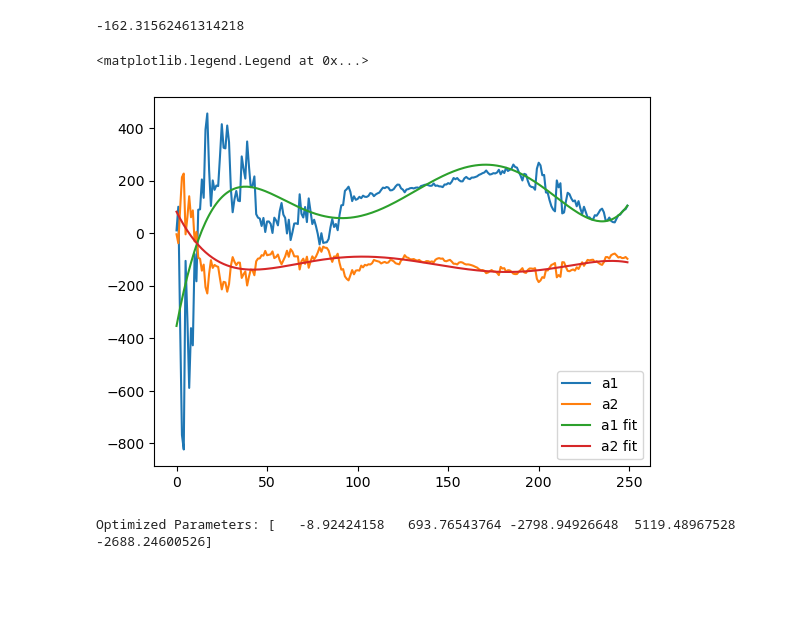
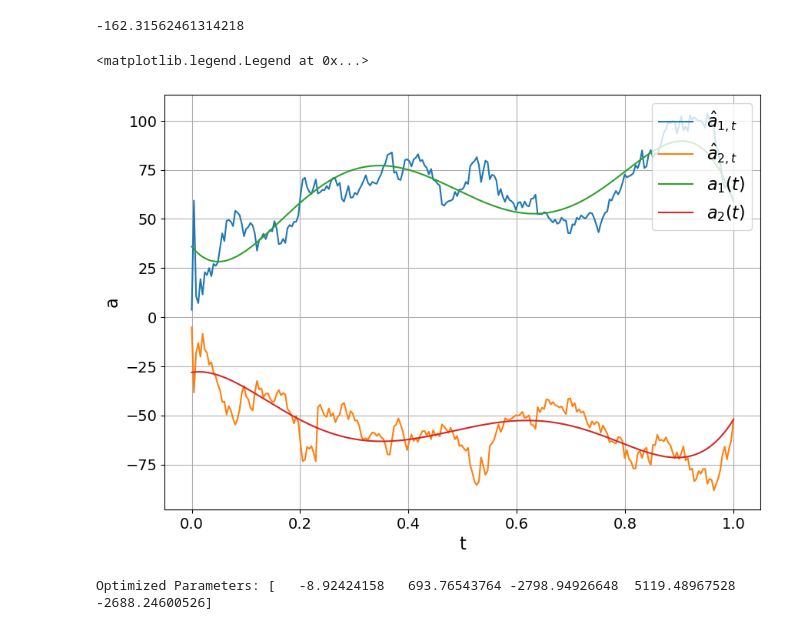
Before and after one commit to AANovokhatskiy/pyscarcopula, a Jupyter notebook: archive/example2.ipynb, the cells around one changed output. Saved outputs shown, nothing was run; the diff lists cells and outputs as text; code cells hidden in the pictures; blank space fills up the shorter version.

```diff
--- a/archive/example2.ipynb
+++ b/archive/example2.ipynb
@@ -674,7 +674,7 @@ def m_jit_mlog_likelihood_ou(alpha, data, dwt, latent_process_tr, m_iters, print
         a1_params = bounded_polynom_fit(t_data, a_data_a1, dim = dim, ridge_alpha = 0.0, type = fit_type1)
         a1t = bounded_polynom(t_data, a_data_a1, a1_params, type = fit_type1)
 
-        rigde_alpha_list = np.array([0.05, 0.1, 0.5, 1.0, 5.0, 10.0])
+        rigde_alpha_list = np.array([0.0, 0.01, 0.05, 0.1, 0.5, 1.0, 5.0, 10.0])
         for r in rigde_alpha_list:
             a2_params = bounded_polynom_fit(t_data, a_data_a2, dim = dim, ridge_alpha = r, type = fit_type2)
             a2t = bounded_polynom(t_data, a_data_a2, a2_params, type = fit_type2)
@@ -746,12 +746,13 @@ i = 0
 #alpha = np.array([0.74446907,  0.69987999, -0.04472599])
 #alpha = np.array([0.56390725, -0.61465765,  0.42402798])
 #alpha = np.array([0.92330527,  0.22826444, -0.85666308])
-alpha = np.array([100.       ,    0.58042304 ,  1.55060208])
+#alpha = np.array([100.       ,    0.58042304 ,  1.55060208])
 #alpha = np.array([-3.06908433,  1.030595,   -0.01905801])
-#alpha = np.array([-0.54018946,  0.85256699,  0.23002057])
+alpha = np.array([-0.54018946,  0.85256699,  0.23002057])
 #alpha = np.array([-0.47884225, 0.17273891,  0.16327304])
 #alpha = np.array([4.62457538e+01, 5.53740378e-01, 5.49935376e-05])
 #alpha = np.array([-0.34741403 , 1.71949998 ,-0.14467107])
+#alpha = np.array([28.37437447,  0.71544573,  1.03712747])
 #init_state = None
 p_jit_mlog_likelihood_ou(alpha, data, dwt, latent_process_tr, True, copula.np_pdf(), copula.transform, init_state= None)
 
@@ -1024,63 +1025,38 @@ log_min
 # %%
 deg = 5
 
 t_data = np.linspace(0, 1, T)
 a_data_a1 = a_data[:,1].copy()
 a_data_a2 = a_data[:,2].copy()
 
-val = np.minimum(np.mean(a_data_a2), 0)
-if a_data_a2[-1] > val:
-    a_data_a2[-1] = val
-
-intercept = True
-
-# a1_params = poly_fit(t_data, a_data_a1, dim = deg, fit_intercept = intercept, ridge_alpha = 0.0)
-# a2_params = poly_fit(t_data, a_data_a2, dim = deg, fit_intercept = intercept, ridge_alpha = 0.0)
-# a1t = poly(t_data, a1_params, intercept = intercept)
-# a2t = poly_corr(t_data, a2_params, alpha, intercept = intercept)
-#a2t = poly(t_data, a2_params, intercept = intercept)
-
-# alpha1, alpha2, alpha3 = alpha[0], alpha[1], alpha[2]
-# sigma2 = alpha3**2 / (- 2 * alpha2) * (1 - np.exp(2 * alpha2 * (t_data)))
-# plt.plot(sigma2, label = 'max a2')
-
-#
 fit_type = 'right-sided'
-
-# a_data_a1[-1] = np.mean(a_data_a1)
-# a_data_a2[-1] = np.mean(a_data_a2)
-#a_data_a2[240:] = np.mean(a_data_a2)
 
 a1_params = bounded_polynom_fit(t_data, a_data_a1, dim = deg, ridge_alpha = 0.0, type = fit_type)
 a2_params = bounded_polynom_fit(t_data, a_data_a2, dim = deg, ridge_alpha = 0.0, type = fit_type)
 
 a1t = bounded_polynom(t_data, a_data_a1, a1_params, type = fit_type)
 a2t = bounded_polynom(t_data, a_data_a2, a2_params, type = fit_type)
 
 a2t = correction(t_data, a2t, alpha)
 
 
-#plt.plot(-a2t * np.tanh(1 * a2t), label = 'a2 test')
+plt.figure(figsize=(10, 7))
 
+plt.plot(t_data, a_data[:,1], label = r'$\hat{a}_{1,t}$')
+plt.plot(t_data, a_data[:,2], label = r'$\hat{a}_{2,t}$')
 
-plt.plot(a_data[:,1], label = 'a1')
-plt.plot(a_data[:,2], label = 'a2')
+plt.plot(t_data, a1t, label = r'$a_1(t)$')
+plt.plot(t_data, a2t, label = r'$a_2(t)$')
 
-plt.plot(a1t, label = 'a1 fit')
-plt.plot(a2t, label = 'a2 fit')
-#plt.plot(fitted, label = 'a2 fit test')
-#plt.plot(y_fit, label='Fit')
-
-#plt.plot(a2t_old, label = 'a2 fit old')
-# a1_params = ffit(t_data, a_data_a1, dim = 4, ridge_alpha = 0.0)
-# a1t = ffdata(t_data, a1_params)
-
-#plt.plot(par2, label = '?')
-#plt.plot(moving_average(a_data[:,1],60), label = 'a1 ma fit')
-plt.legend()
+plt.xlabel('t', fontsize=16)
+plt.ylabel('a', fontsize=16)
+plt.xticks(fontsize=14)
+plt.yticks(fontsize=14)
+plt.grid(True)
+plt.legend(fontsize=16, loc = 'upper right')
 # %% [output]
 <matplotlib.legend.Legend at 0x...>
-[figure, old version]
+[figure, new version]
 # %%
 import numpy as np
 from scipy.optimize import curve_fit
```
Also changed, not shown: parts of 1 cell of this notebook, 6 other files.
